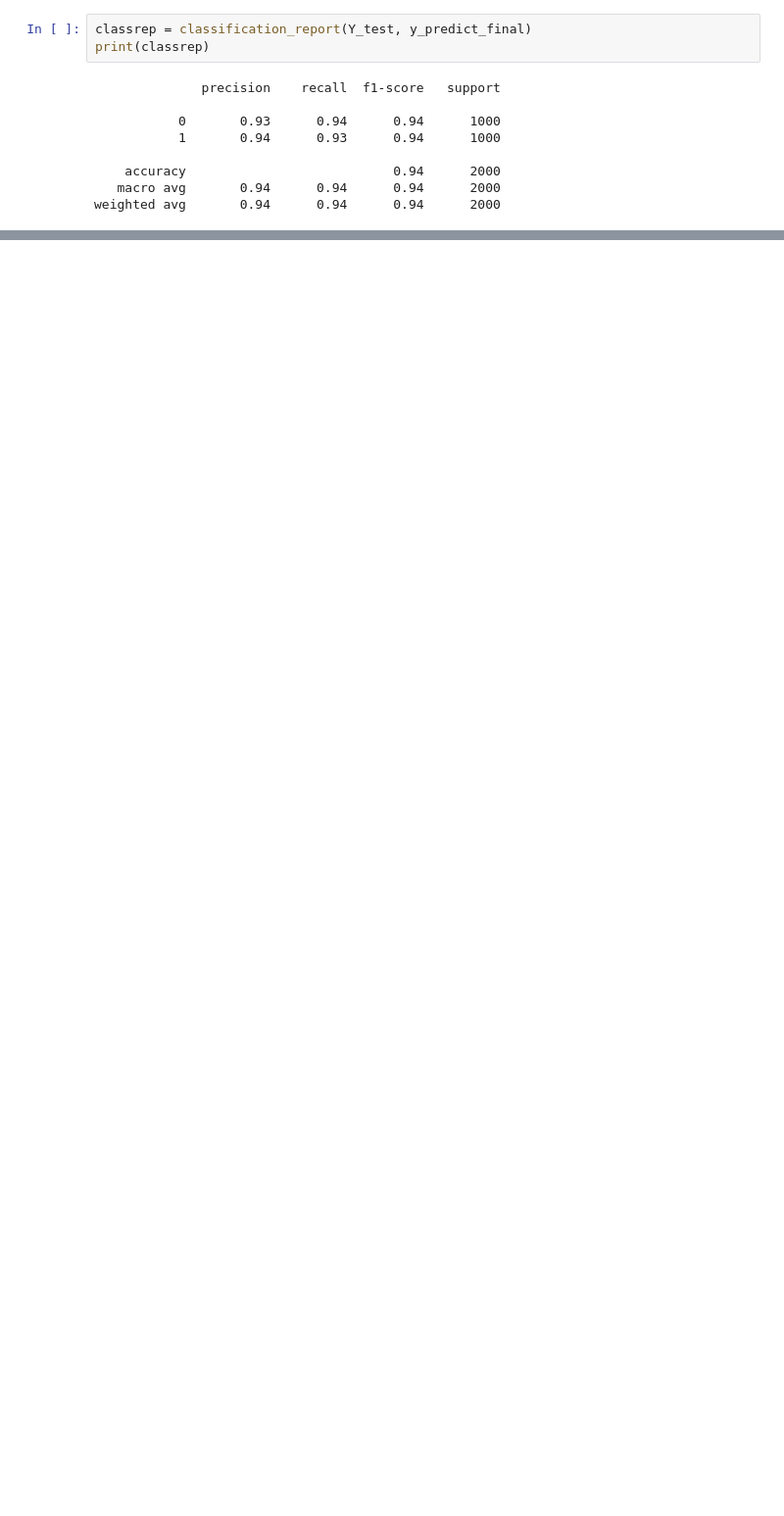
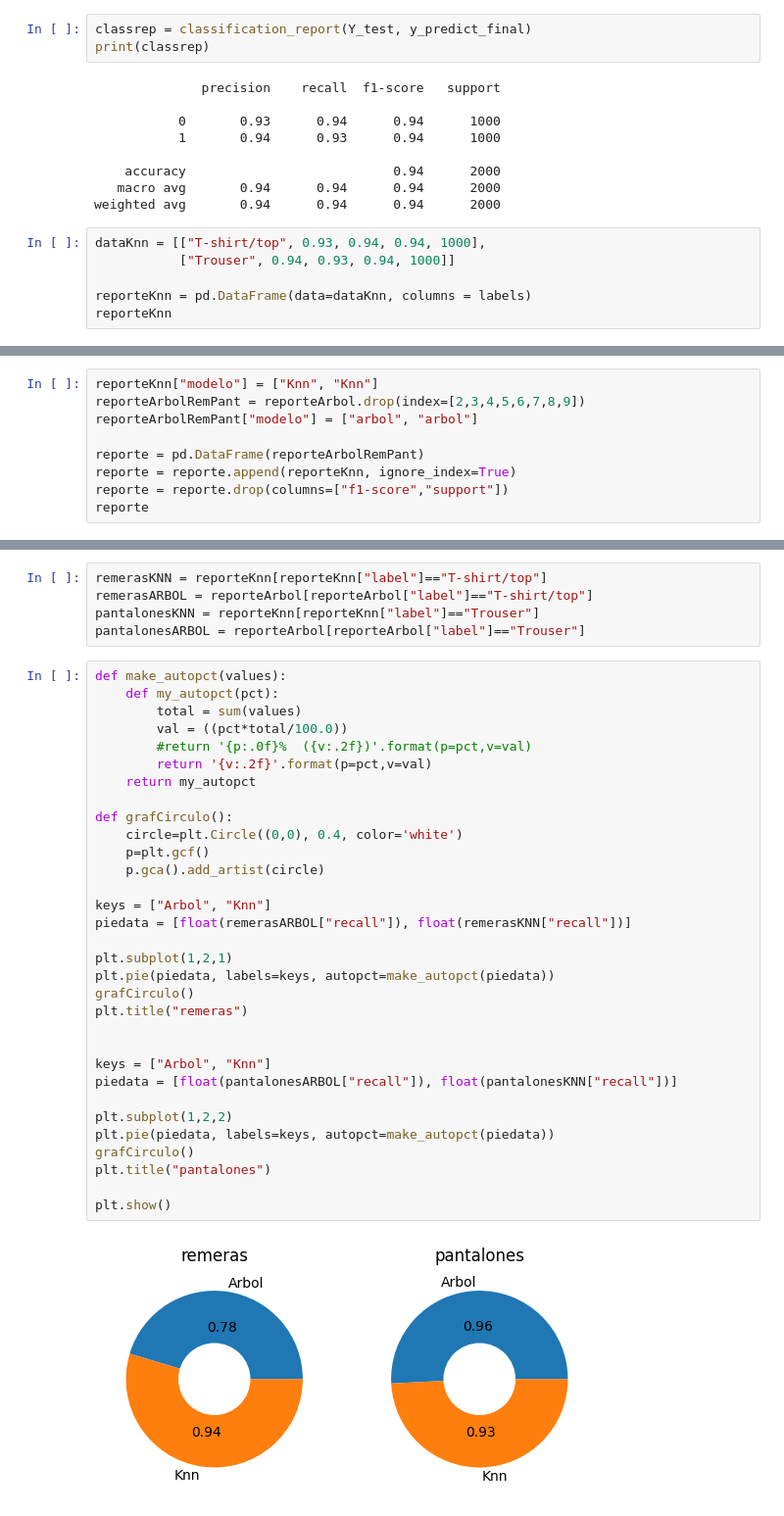
Before and after one commit to agusruss0/TP2-LDD-2C-2023, a Jupyter notebook: fashion_GLA.ipynb, the cells around one changed output, grey strips where cells are left out. Shown: that part at 98% size. Drawn from its saved outputs; the diff is of its cells as text; blank space fills up the shorter version.

Commit message:
Graficos de reporte

```diff
--- a/fashion_GLA.ipynb
+++ b/fashion_GLA.ipynb
@@ -327,3 +325,9 @@ print(classrep)
     accuracy                           0.94      2000
    macro avg       0.94      0.94      0.94      2000
 weighted avg       0.94      0.94      0.94      2000
+# %%
+dataKnn = [["T-shirt/top", 0.93, 0.94, 0.94, 1000],
+           ["Trouser", 0.94, 0.93, 0.94, 1000]]
+
+reporteKnn = pd.DataFrame(data=dataKnn, columns = labels)
+reporteKnn
@@ -329,0 +338,9 @@ weighted avg       0.94      0.94      0.94      2000
+# %%
+reporteKnn["modelo"] = ["Knn", "Knn"]
+reporteArbolRemPant = reporteArbol.drop(index=[2,3,4,5,6,7,8,9])
+reporteArbolRemPant["modelo"] = ["arbol", "arbol"]
+
+reporte = pd.DataFrame(reporteArbolRemPant)
+reporte = reporte.append(reporteKnn, ignore_index=True)
+reporte = reporte.drop(columns=["f1-score","support"])
+reporte
@@ -329,0 +353,39 @@ weighted avg       0.94      0.94      0.94      2000
+# %%
+remerasKNN = reporteKnn[reporteKnn["label"]=="T-shirt/top"]
+remerasARBOL = reporteArbol[reporteArbol["label"]=="T-shirt/top"]
+pantalonesKNN = reporteKnn[reporteKnn["label"]=="Trouser"]
+pantalonesARBOL = reporteArbol[reporteArbol["label"]=="Trouser"]
+# %%
+def make_autopct(values):
+    def my_autopct(pct):
+        total = sum(values)
+        val = ((pct*total/100.0))
+        #return '{p:.0f}%  ({v:.2f})'.format(p=pct,v=val)
+        return '{v:.2f}'.format(p=pct,v=val)
+    return my_autopct
+
+def grafCirculo():
+    circle=plt.Circle((0,0), 0.4, color='white')
+    p=plt.gcf()
+    p.gca().add_artist(circle)
+
+keys = ["Arbol", "Knn"]
+piedata = [float(remerasARBOL["recall"]), float(remerasKNN["recall"])]
+
+plt.subplot(1,2,1)
+plt.pie(piedata, labels=keys, autopct=make_autopct(piedata))
+grafCirculo()
+plt.title("remeras")
+
+
+keys = ["Arbol", "Knn"]
+piedata = [float(pantalonesARBOL["recall"]), float(pantalonesKNN["recall"])]
+
+plt.subplot(1,2,2)
+plt.pie(piedata, labels=keys, autopct=make_autopct(piedata))
+grafCirculo()
+plt.title("pantalones")
+
+plt.show()
+# %% [output]
+[figure, added]
```
Also changed, not shown: parts of 5 cells of this notebook.
